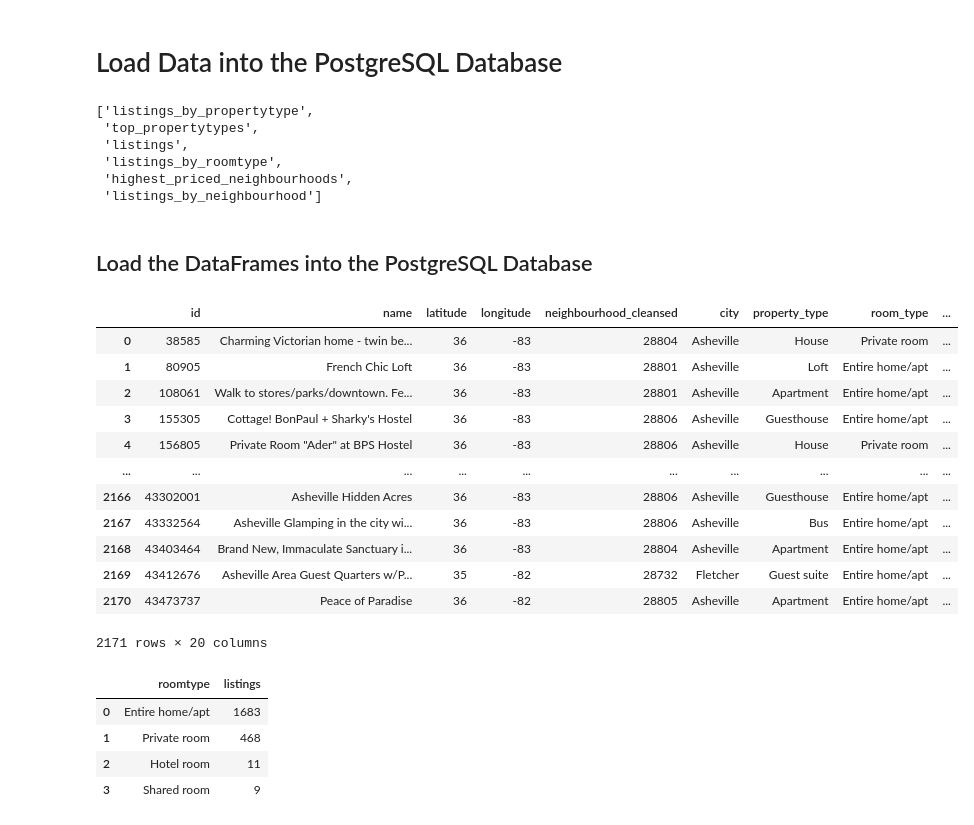
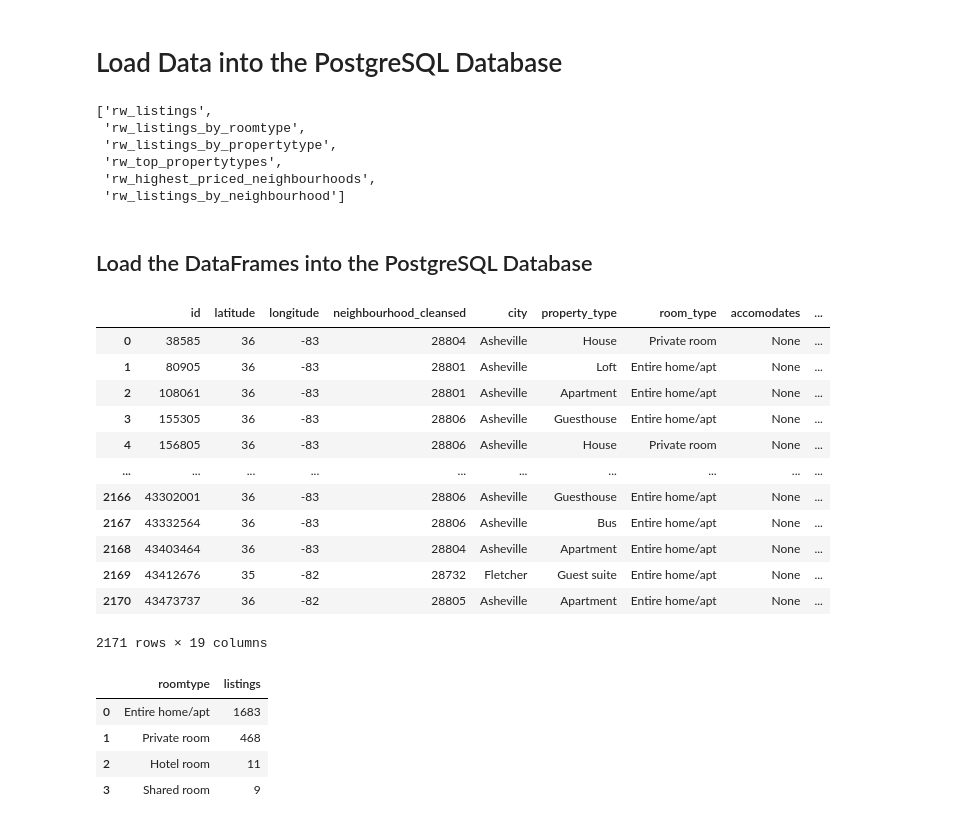
Before and after one commit to waghrayrashi/airbnb_analysis, a Jupyter notebook: airbnb.ipynb, the cells around one changed output. Cells and saved outputs as stored; diff of their text form; code cells hidden in the pictures.

Commit message:
updated to Heroku PostgreSQL

```diff
--- a/airbnb.ipynb
+++ b/airbnb.ipynb
@@ -390,3 +389,11 @@ engine = create_engine(f'postgresql://{conn_str}')
+# %%
+# # Setup SQLAlchemy with flask
+# app.config["SQLALCHEMY_DATABASE_URI"] = os.environ.get('DATABASE_URL', '')
+# db = SQLAlchemy(app)
+
+# Create engine
+conn_str = "postgres://jngclzmcgbofnm:226e0e08a5d686ad2b3932b64fb783f8d0cc221311aa0862b16ad70bc5a6a5ec@ec2-34-233-226-84.compute-1.amazonaws.com:5432/d8jm8bn39mr3qe"
+engine = create_engine(conn_str)
 # %%
 # Reflect the database
 Base = automap_base()
@@ -394,12 +401,12 @@ Base = automap_base()
 # Check table names in the database
 engine.table_names()
 # %% [output]
-['listings_by_propertytype',
- 'top_propertytypes',
- 'listings',
- 'listings_by_roomtype',
- 'highest_priced_neighbourhoods',
- 'listings_by_neighbourhood']
+['rw_listings',
+ 'rw_listings_by_roomtype',
+ 'rw_listings_by_propertytype',
+ 'rw_top_propertytypes',
+ 'rw_highest_priced_neighbourhoods',
+ 'rw_listings_by_neighbourhood']
 # %% [markdown]
 ## Load the DataFrames into the PostgreSQL Database
 # %%
@@ -412,18 +419,18 @@ clean_listings_details_df.to_sql(name='listings',  if_exists='append', con=engin
 # %%
 # Confirm that the data loaded correctly - 2387 rows
-pd.read_sql_query('select * from listings', con=engine)
+pd.read_sql_query('select * from rw_listings', con=engine)
 # %% [output]
-|  | id | name | latitude | longitude | neighbourhood_cleansed | city | property_type | room_type | ... |
-| 0 | 38585 | Charming Victorian home - twin be... | 36 | -83 | 28804 | Asheville | House | Private room | ... |
-| 1 | 80905 | French Chic Loft | 36 | -83 | 28801 | Asheville | Loft | Entire home/apt | ... |
-| 2 | 108061 | Walk to stores/parks/downtown. Fe... | 36 | -83 | 28801 | Asheville | Apartment | Entire home/apt | ... |
-| 3 | 155305 | Cottage! BonPaul + Sharky's Hostel | 36 | -83 | 28806 | Asheville | Guesthouse | Entire home/apt | ... |
-| 4 | 156805 | Private Room "Ader" at BPS Hostel | 36 | -83 | 28806 | Asheville | House | Private room | ... |
+|  | id | latitude | longitude | neighbourhood_cleansed | city | property_type | room_type | accomodates | ... |
+| 0 | 38585 | 36 | -83 | 28804 | Asheville | House | Private room | None | ... |
+| 1 | 80905 | 36 | -83 | 28801 | Asheville | Loft | Entire home/apt | None | ... |
+| 2 | 108061 | 36 | -83 | 28801 | Asheville | Apartment | Entire home/apt | None | ... |
+| 3 | 155305 | 36 | -83 | 28806 | Asheville | Guesthouse | Entire home/apt | None | ... |
+| 4 | 156805 | 36 | -83 | 28806 | Asheville | House | Private room | None | ... |
 | ... | ... | ... | ... | ... | ... | ... | ... | ... | ... |
-| 2166 | 43302001 | Asheville Hidden Acres | 36 | -83 | 28806 | Asheville | Guesthouse | Entire home/apt | ... |
-| 2167 | 43332564 | Asheville Glamping in the city wi... | 36 | -83 | 28806 | Asheville | Bus | Entire home/apt | ... |
-| 2168 | 43403464 | Brand New, Immaculate Sanctuary i... | 36 | -83 | 28804 | Asheville | Apartment | Entire home/apt | ... |
-| 2169 | 43412676 | Asheville Area Guest Quarters w/P... | 35 | -82 | 28732 | Fletcher | Guest suite | Entire home/apt | ... |
-| 2170 | 43473737 | Peace of Paradise | 36 | -82 | 28805 | Asheville | Apartment | Entire home/apt | ... |
+| 2166 | 43302001 | 36 | -83 | 28806 | Asheville | Guesthouse | Entire home/apt | None | ... |
+| 2167 | 43332564 | 36 | -83 | 28806 | Asheville | Bus | Entire home/apt | None | ... |
+| 2168 | 43403464 | 36 | -83 | 28804 | Asheville | Apartment | Entire home/apt | None | ... |
+| 2169 | 43412676 | 35 | -82 | 28732 | Fletcher | Guest suite | Entire home/apt | None | ... |
+| 2170 | 43473737 | 36 | -82 | 28805 | Asheville | Apartment | Entire home/apt | None | ... |
-2171 rows × 20 columns
+2171 rows × 19 columns
 # %%
```
Also changed, not shown: parts of 18 cells of this notebook, 11 other files.
